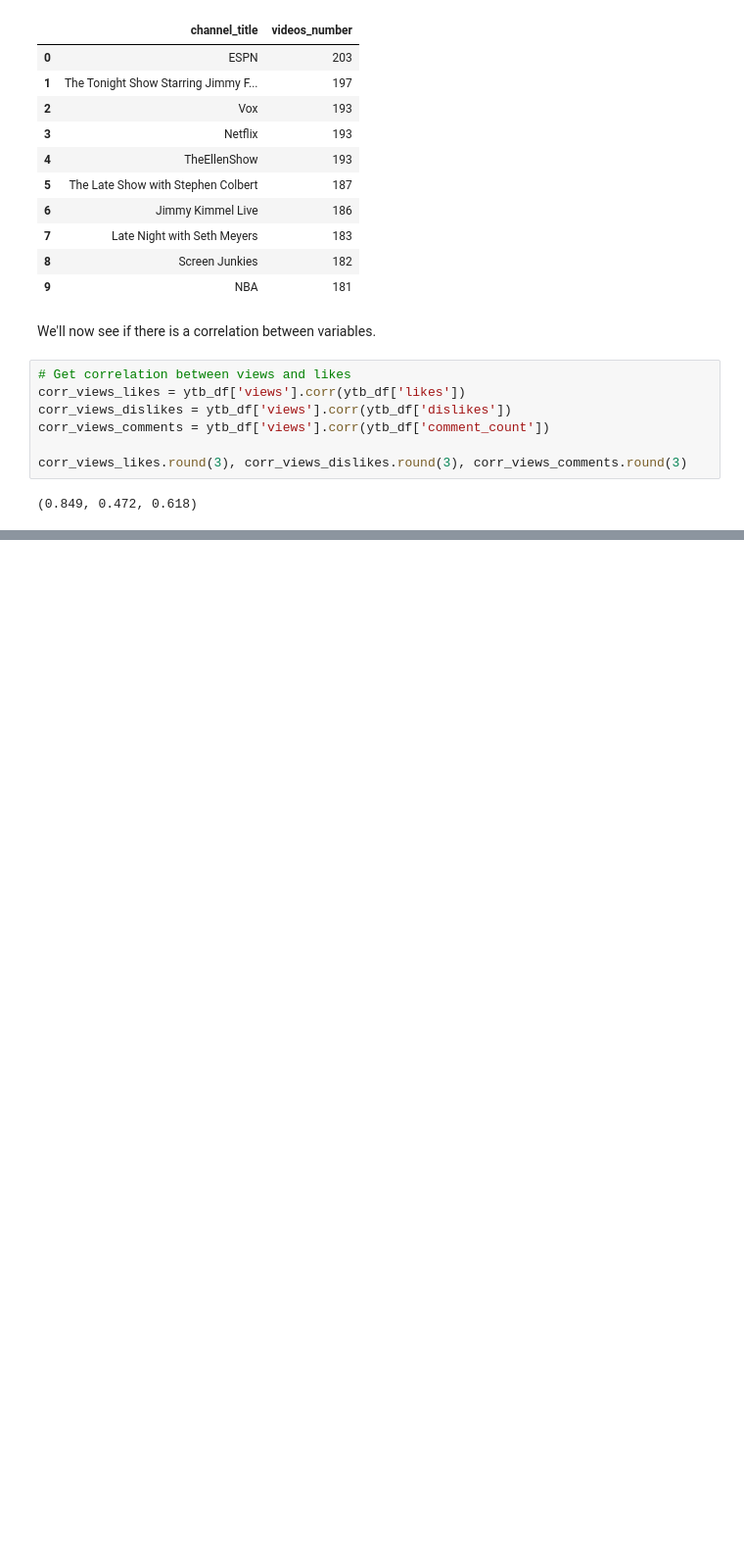
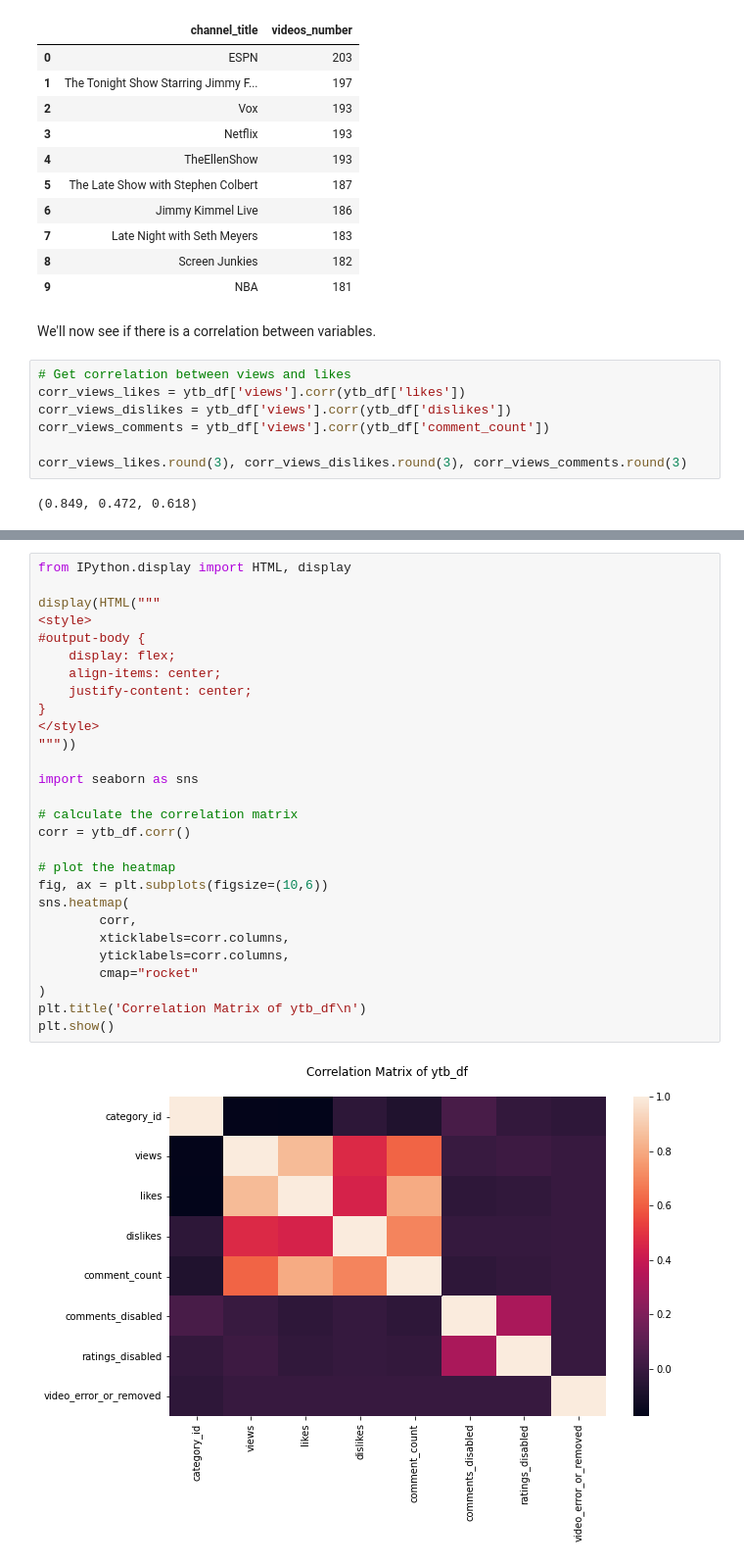
Before and after one commit to soumeyademil/EDA-Trending-Ytb-Videos, a Jupyter notebook: EDA_Trending_Ytb_Videos_Dataset.ipynb, the cells around one changed output, grey strips where cells are left out. Shown at 98% size. Drawn from its saved outputs; the diff is of its cells as text; blank space fills up the shorter version.

Commit message:
Added correation matrix

```diff
--- a/EDA_Trending_Ytb_Videos_Dataset.ipynb
+++ b/EDA_Trending_Ytb_Videos_Dataset.ipynb
@@ -259,3 +271,33 @@ ax3.set_ylabel("comment_count")
 plt.show()
 # %% [output]
 [figure]
+# %%
+from IPython.display import HTML, display
+
+display(HTML("""
+<style>
+#output-body {
+    display: flex;
+    align-items: center;
+    justify-content: center;
+}
+</style>
+"""))
+
+import seaborn as sns
+
+# calculate the correlation matrix
+corr = ytb_df.corr()
+
+# plot the heatmap
+fig, ax = plt.subplots(figsize=(10,6))
+sns.heatmap(
+        corr,
+        xticklabels=corr.columns,
+        yticklabels=corr.columns,
+        cmap="rocket"
+)
+plt.title('Correlation Matrix of ytb_df\n')
+plt.show()
+# %% [output]
+[figure, added]
```
Also changed, not shown: parts of 1 cell of this notebook.
